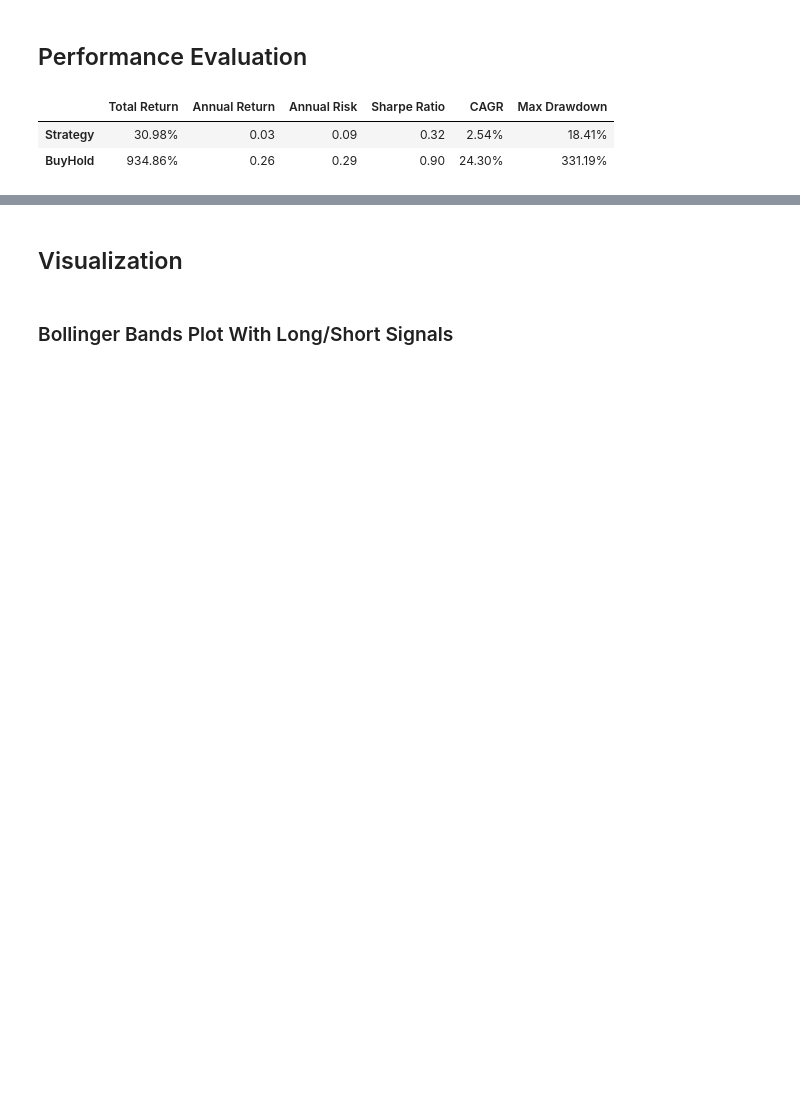
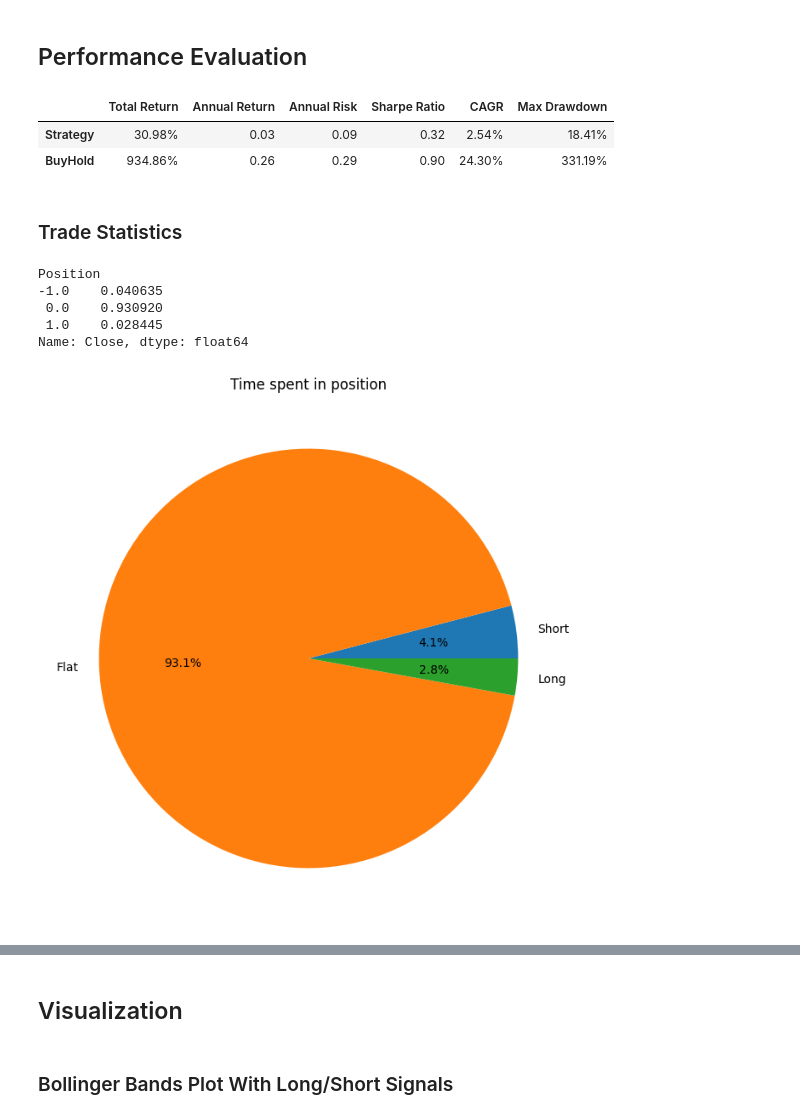
Before and after one commit to JamieW365/trading_algos, a Jupyter notebook: project2_bollinger/bollinger_mean_reversion.ipynb, the cells around one changed output, grey strips where cells are left out. Cells and saved outputs as stored; diff of their text form; code cells hidden in the pictures; blank space fills up the shorter version.

```diff
--- a/project2_bollinger/bollinger_mean_reversion.ipynb
+++ b/project2_bollinger/bollinger_mean_reversion.ipynb
@@ -233,3 +233,21 @@ performance_metrics(df_backtest)
 |  | Total Return | Annual Return | Annual Risk | Sharpe Ratio | CAGR | Max Drawdown |
 | Strategy | 30.98% | 0.03 | 0.09 | 0.32 | 2.54% | 18.41% |
 | BuyHold | 934.86% | 0.26 | 0.29 | 0.90 | 24.30% | 331.19% |
+# %% [markdown]
+### Trade Statistics
+# %%
+df_backtest.groupby('Position').count().div(len(df_backtest))['Close']
+# %% [output]
+Position
+-1.0    0.040635
+ 0.0    0.930920
+ 1.0    0.028445
+Name: Close, dtype: float64
+# %%
+fig, ax = plt.subplots(figsize=(8,8))
+
+ax.set_title('Time spent in position')
+ax.pie(df_backtest.groupby('Position').count()['Close'], labels=['Short', 'Flat', 'Long'], autopct='%1.1f%%')
+plt.show;
+# %% [output]
+[figure, added]
```
Also changed, not shown: parts of 8 cells of this notebook.
